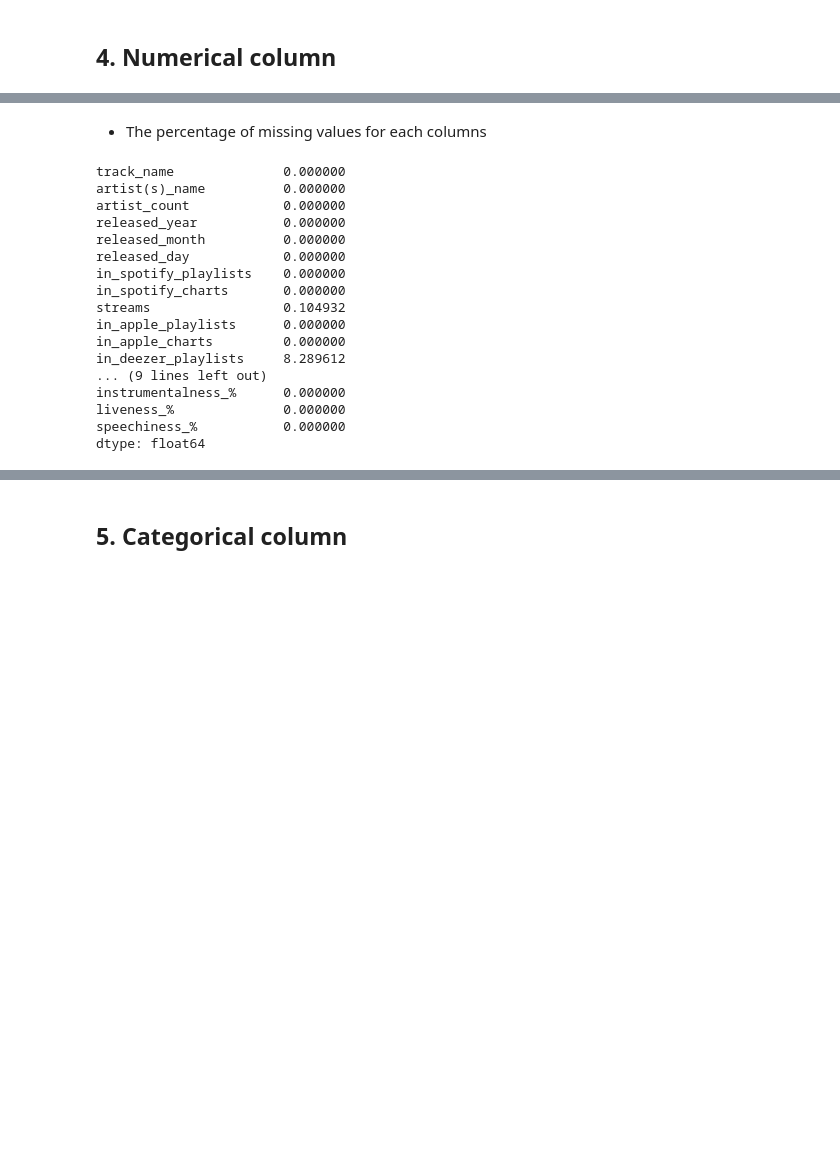
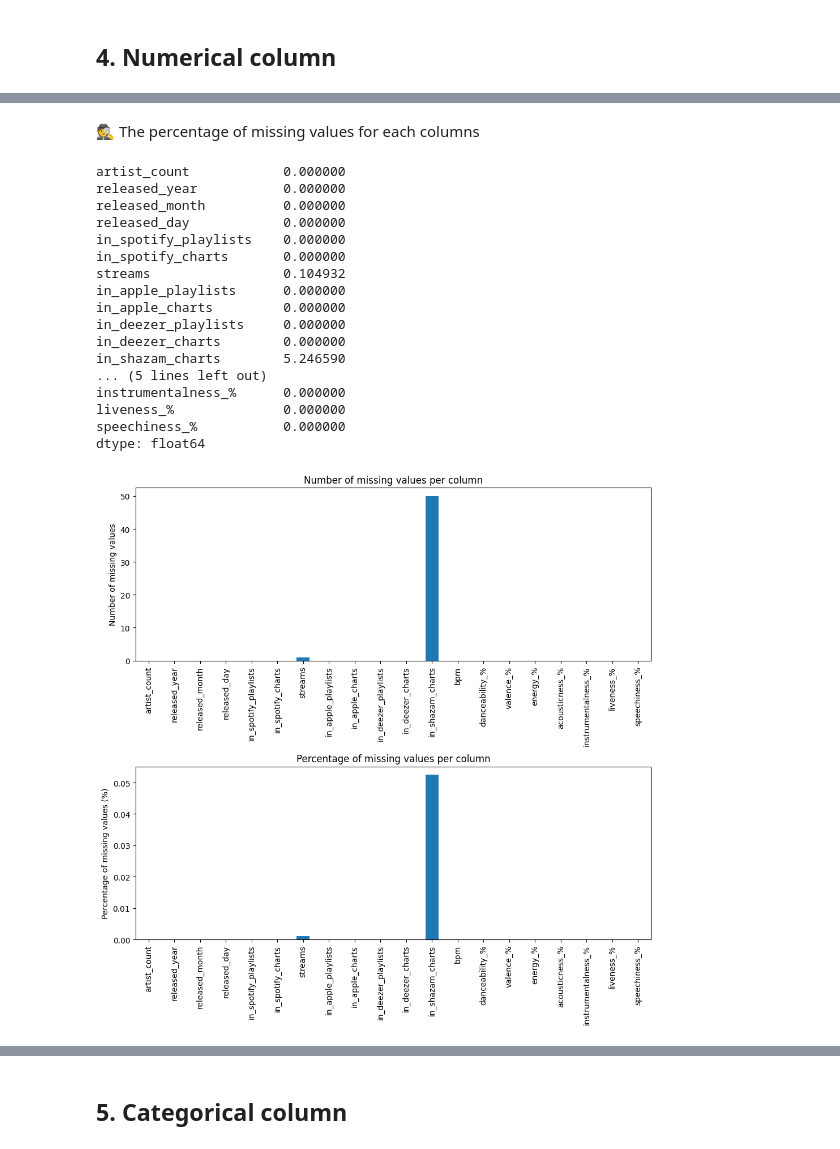
Before and after one commit to khanhnhan1512/Final-Project-DS-Programming, a Jupyter notebook: 02-Data_Exploration_and_Preprocessing.ipynb, the cells around one changed output, grey strips where cells are left out. Saved outputs shown, nothing was run; the diff lists cells and outputs as text; code cells hidden in the pictures; blank space fills up the shorter version.

```diff
--- a/02-Data_Exploration_and_Preprocessing.ipynb
+++ b/02-Data_Exploration_and_Preprocessing.ipynb
@@ -185,10 +252,8 @@ memory usage: 149.0 KB
 # %% [markdown]
-- The percentage of missing values for each columns
+🕵️ The percentage of missing values for each columns
 # %%
-df.isnull().mean() * 100
+numerical_cols_df.isnull().mean() * 100
 # %% [output]
-track_name              0.000000
-artist(s)_name          0.000000
 artist_count            0.000000
 released_year           0.000000
 released_month          0.000000
@@ -198,9 +263,25 @@ in_spotify_charts       0.000000
 streams                 0.104932
 in_apple_playlists      0.000000
 in_apple_charts         0.000000
-in_deezer_playlists     8.289612
-... (9 lines left out)
+in_deezer_playlists     0.000000
+in_deezer_charts        0.000000
+in_shazam_charts        5.246590
+... (5 lines left out)
 instrumentalness_%      0.000000
 liveness_%              0.000000
 speechiness_%           0.000000
 dtype: float64
+# %%
+missing_values_per_column = numerical_cols_df.isnull().sum()
+missing_values_per_column_percent = missing_values_per_column / numerical_cols_df.shape[0]
+fig, ax = plt.subplots(2, 1, figsize=(10, 10))
+missing_values_per_column.plot.bar(ax=ax[0])
+ax[0].set_ylabel('Number of missing values')
+ax[0].set_title('Number of missing values per column')
+missing_values_per_column_percent.plot.bar(ax=ax[1])
+ax[1].set_ylabel('Percentage of missing values (%)')
+ax[1].set_title('Percentage of missing values per column')
+plt.tight_layout()
+plt.show()
+# %% [output]
+[figure, added]
```
Also changed, not shown: parts of 63 cells of this notebook, 2 other files.
